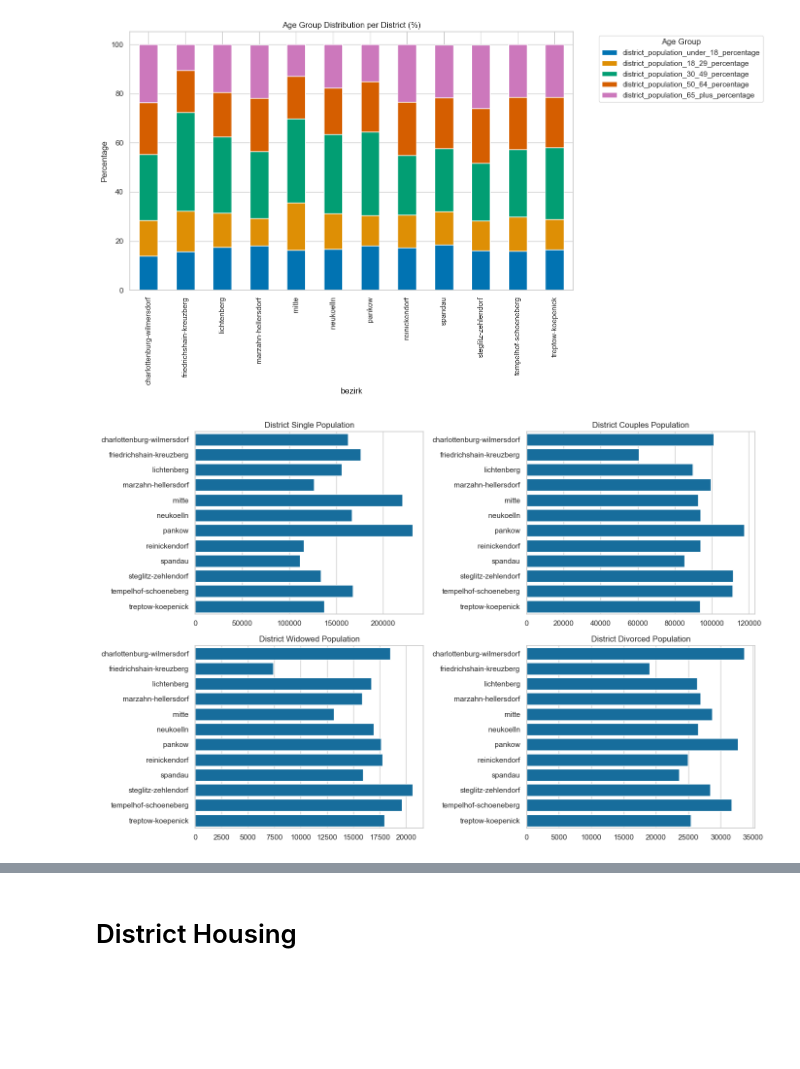
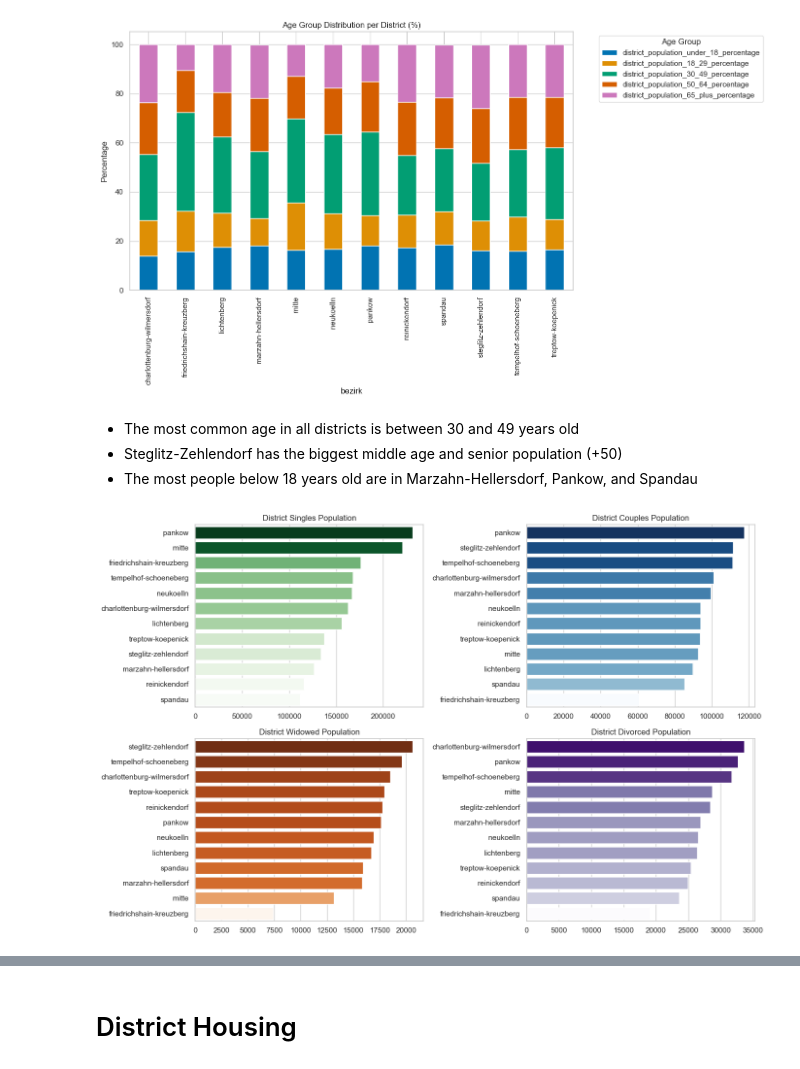
Before and after one commit to Dido-D-B/Berlin_Housing_Recommender, a Jupyter notebook: notebooks_final/eda/01_eda_bezirk.ipynb, the cells around one changed output, grey strips where cells are left out. Saved outputs shown, nothing was run; the diff lists cells and outputs as text; code cells hidden in the pictures; blank space fills up the shorter version.

```diff
--- a/notebooks_final/eda/01_eda_bezirk.ipynb
+++ b/notebooks_final/eda/01_eda_bezirk.ipynb
@@ -211,34 +227,66 @@ plt.tight_layout()
 plt.show()
 # %% [output]
 [figure]
+# %% [markdown]
+* The most common age in all districts is between 30 and 49 years old
+* Steglitz-Zehlendorf has the biggest middle age and senior population (+50)
+* The most people below 18 years old are in Marzahn-Hellersdorf, Pankow, and Spandau
 # %%
 # Create visualization for district demographics
 plt.figure(figsize=(14, 9))
 
 plt.subplot(2,2,1)
-sns.barplot(x=bezirk_master["district_single_population"], y=bezirk_master["bezirk"])
-plt.title("District Single Population")
+sns.barplot(
+    data=bezirk_master.sort_values("district_single_population", ascending=False),
+    x="district_single_population",
+    y="bezirk",
+    hue="district_single_population",
+    palette="Greens",
+    legend=False
+)
+plt.title("District Singles Population")
 plt.xlabel("")
 plt.ylabel("")
 
 plt.subplot(2,2,2)
-sns.barplot(x=bezirk_master["district_couples_population"], y=bezirk_master["bezirk"])
+sns.barplot(
+    data=bezirk_master.sort_values("district_couples_population", ascending=False),
+    x="district_couples_population",
+    y="bezirk",
+    hue="district_couples_population",
+    palette="Blues",
+    legend=False
+)
 plt.title("District Couples Population")
 plt.xlabel("")
 plt.ylabel("")
 
 plt.subplot(2,2,3)
-sns.barplot(x=bezirk_master["district_widowed_population"], y=bezirk_master["bezirk"])
+sns.barplot(
+    data=bezirk_master.sort_values("district_widowed_population", ascending=False),
+    x="district_widowed_population",
+    y="bezirk",
+    hue="district_widowed_population",
+    palette="Oranges",
+    legend=False
+)
 plt.title("District Widowed Population")
 plt.xlabel("")
 plt.ylabel("")
 
 plt.subplot(2,2,4)
-sns.barplot(x=bezirk_master["district_divorced_population"], y=bezirk_master["bezirk"])
+sns.barplot(
+    data=bezirk_master.sort_values("district_divorced_population", ascending=False),
+    x="district_divorced_population",
+    y="bezirk",
+    hue="district_divorced_population",
+    palette="Purples",
+    legend=False
+)
 plt.title("District Divorced Population")
 plt.xlabel("")
 plt.ylabel("")
 
 plt.tight_layout()
 # %% [output]
-[figure, old version]
+[figure, new version]
```
Also changed, not shown: parts of 28 cells of this notebook, 1 other file.
